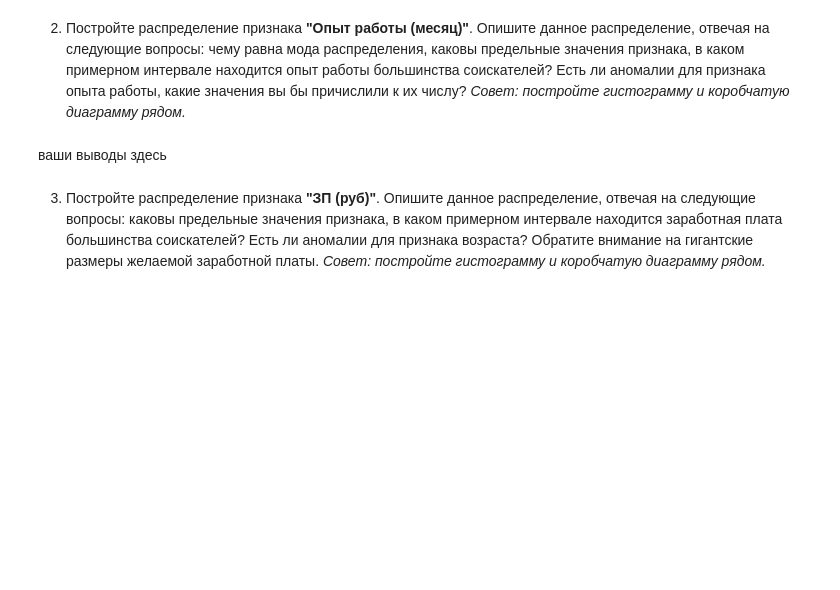
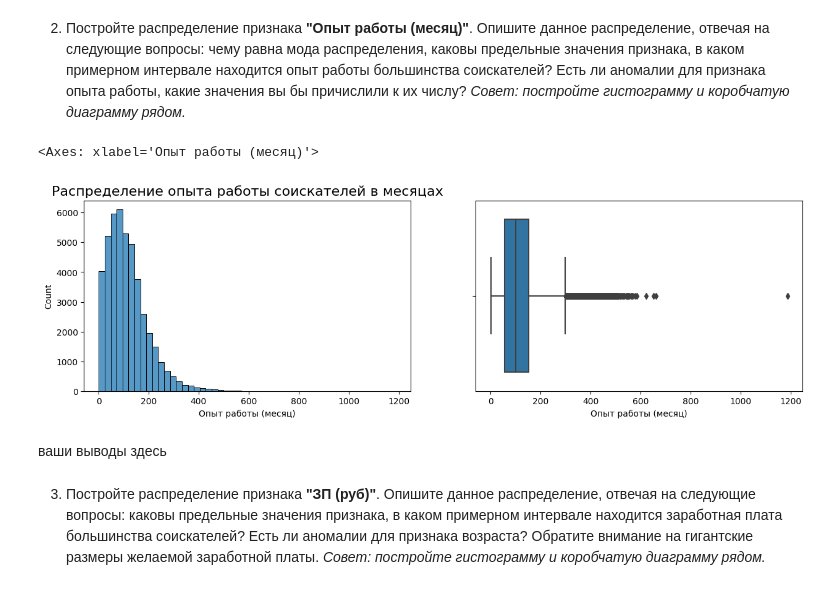
Before and after one commit to Dharmaviira/First_project_of_SF, a Jupyter notebook: Learning-DS-SF/PROJECT-1/Project-1._Ноутбук-шаблон.ipynb, the cells around one changed output. Cells and saved outputs as stored; diff of their text form; code cells hidden in the pictures; blank space fills up the shorter version.

```diff
--- a/Learning-DS-SF/PROJECT-1/Project-1._Ноутбук-шаблон.ipynb
+++ b/Learning-DS-SF/PROJECT-1/Project-1._Ноутбук-шаблон.ipynb
@@ -501,7 +525,18 @@ memory usage: 4.3+ MB
 2. Постройте распределение признака **"Опыт работы (месяц)"**. Опишите данное распределение, отвечая на следующие вопросы: чему равна мода распределения, каковы предельные значения признака, в каком примерном интервале находится опыт работы большинства соискателей? Есть ли аномалии для признака опыта работы, какие значения вы бы причислили к их числу?
 *Совет: постройте гистограмму и коробчатую диаграмму рядом.*
 # %%
-# ваш код здесь
+fig, axes = plt.subplots(nrows=1, ncols=2, figsize=(15, 4))
+plt.subplots_adjust(hspace=.0)
+
+# Используем ax=axes для отображения результатов на соответствующих осях
+sns.histplot(data=hh, x='Опыт работы (месяц)', bins=50, ax=axes[0])
+axes[0].set_title('Распределение опыта работы соискателей в месяцах', fontsize=16)
+
+# Аналогично для boxplot
+sns.boxplot(data=hh, x='Опыт работы (месяц)', ax=axes[1])
+# %% [output]
+<Axes: xlabel='Опыт работы (месяц)'>
+[figure, added]
 # %% [markdown]
 ваши выводы здесь
 # %% [markdown]
```
Also changed, not shown: parts of 4 cells of this notebook, 1 other file.
